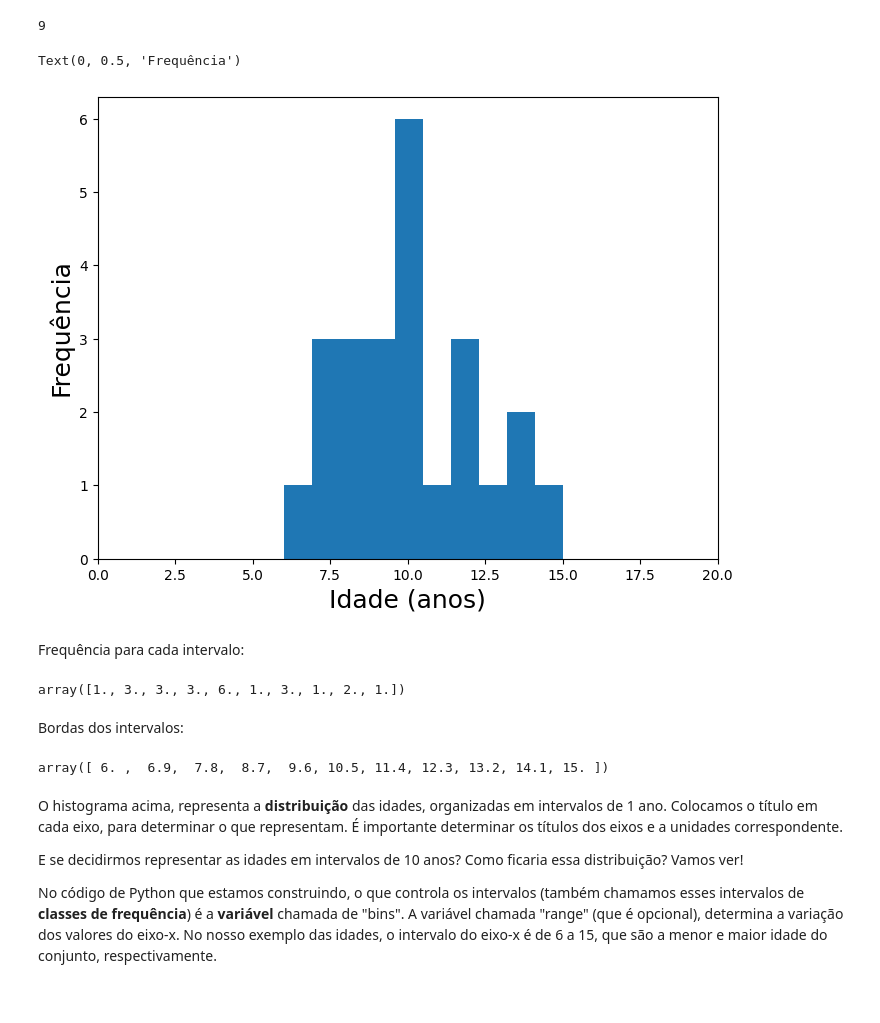
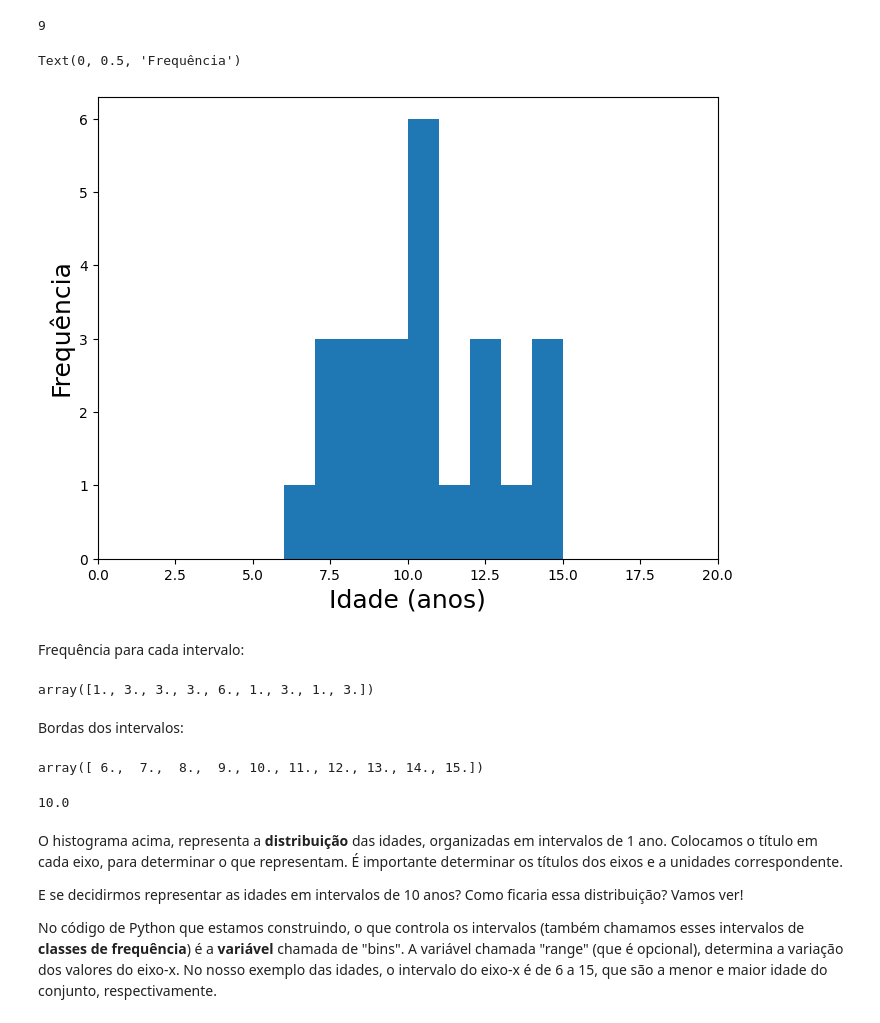
Before and after one commit to elizamelo/FisicaGeral, a Jupyter notebook: histogramasAula02Test.ipynb, the cells around one changed output. Drawn from its saved outputs; the diff is of its cells as text; code cells hidden in the pictures.

```diff
--- a/histogramasAula02Test.ipynb
+++ b/histogramasAula02Test.ipynb
@@ -79,19 +81,19 @@ np.max(idades)-np.min(idades)
 # %%
 fig = plt.figure( figsize=(8,6) )
 
-counts, bins, _ = plt.hist( idades, bins=10, range=(6, 15) )
+counts, bins, _ = plt.hist( idades, bins=9, range=(6, 15) )
 plt.xlim( 0, 20 )
 plt.xlabel( "Idade (anos)", fontsize=18 )
 plt.ylabel( "Frequência", fontsize=18 )
 # %% [output]
 Text(0, 0.5, 'Frequência')
-[figure, old version]
+[figure, new version]
 # %% [markdown]
 Frequência para cada intervalo:
 # %%
 counts
 # %% [output]
-array([1., 3., 3., 3., 6., 1., 3., 1., 2., 1.])
+array([1., 3., 3., 3., 6., 1., 3., 1., 3.])
 # %% [markdown]
 
 
@@ -99,7 +101,12 @@ Bordas dos intervalos:
 # %%
 bins
 # %% [output]
-array([ 6. ,  6.9,  7.8,  8.7,  9.6, 10.5, 11.4, 12.3, 13.2, 14.1, 15. ])
+array([ 6.,  7.,  8.,  9., 10., 11., 12., 13., 14., 15.])
+# %%
+moda = bins[counts.argmax()]
+moda
+# %% [output]
+10.0
 # %% [markdown]
 O histograma acima, representa a **distribuição** das idades, organizadas em intervalos de 1 ano. Colocamos o título em cada eixo, para determinar o que representam. É importante determinar os títulos dos eixos e a unidades correspondente.
 
```
Also changed, not shown: parts of 3 cells of this notebook.
